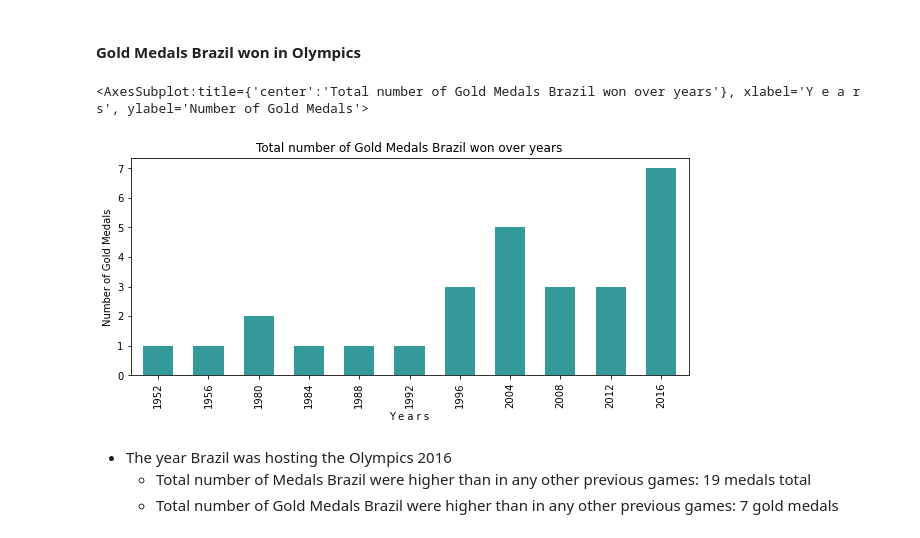
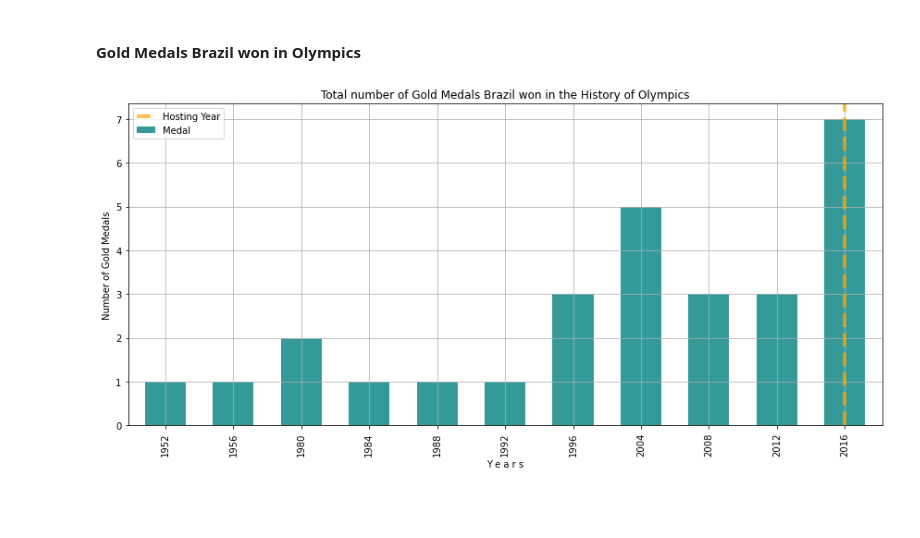
Before and after one commit to Trevor-Velez/project-1, a Jupyter notebook: GalynaM/BRA_medals.ipynb, the cells around one changed output. Saved outputs shown, nothing was run; the diff lists cells and outputs as text; code cells hidden in the pictures; blank space fills up the shorter version.

Commit message:
Analysis and final editing were added

```diff
--- a/GalynaM/BRA_medals.ipynb
+++ b/GalynaM/BRA_medals.ipynb
@@ -209,16 +261,21 @@ plt.tight_layout()
 # %%
 # Calculate the number of Gold Medals over years
 gold_medals = brazil_medals.loc[brazil_medals["Medal"]=="Gold"].groupby("Year")["Medal"].count()
 
-gold_plot = gold_medals.plot(kind = "bar", figsize=(10,4), width = 0.6, color="teal", alpha = 0.8,
-                             title = "Total number of Gold Medals Brazil won over years")
+fig,ax = plt.subplots()
+
+gold_plot = gold_medals.plot(kind = "bar", figsize=(12,6),
+                             width = 0.6, color="teal", alpha = 0.8, grid = True,
+                             title = "Total number of Gold Medals Brazil won in the History of Olympics")
 gold_plot.set_ylabel("Number of Gold Medals")
 gold_plot.set_xlabel("Y e a r s")
-gold_plot
+
+ax.axvline(gold_medals.index.searchsorted('2016'), color="orange", linestyle="--", lw=4,
+           alpha = .7, label="Hosting Year")
+
+plt.legend()
+plt.tight_layout()
+
+fig.savefig(f"Output/BRA_Gold_medals.png")
 # %% [output]
-<AxesSubplot:title={'center':'Total number of Gold Medals Brazil won over years'}, xlabel='Y e a r s', ylabel='Number of Gold Medals'>
-[figure, old version]
+[figure, new version]
-# %% [markdown]
-- The year Brazil was hosting the Olympics 2016
-    * Total number of Medals Brazil were higher than in any other previous games: 19 medals total
-    * Total number of Gold Medals Brazil were higher than in any other previous games: 7 gold medals
```
Also changed, not shown: parts of 16 cells of this notebook, 9 other files.
